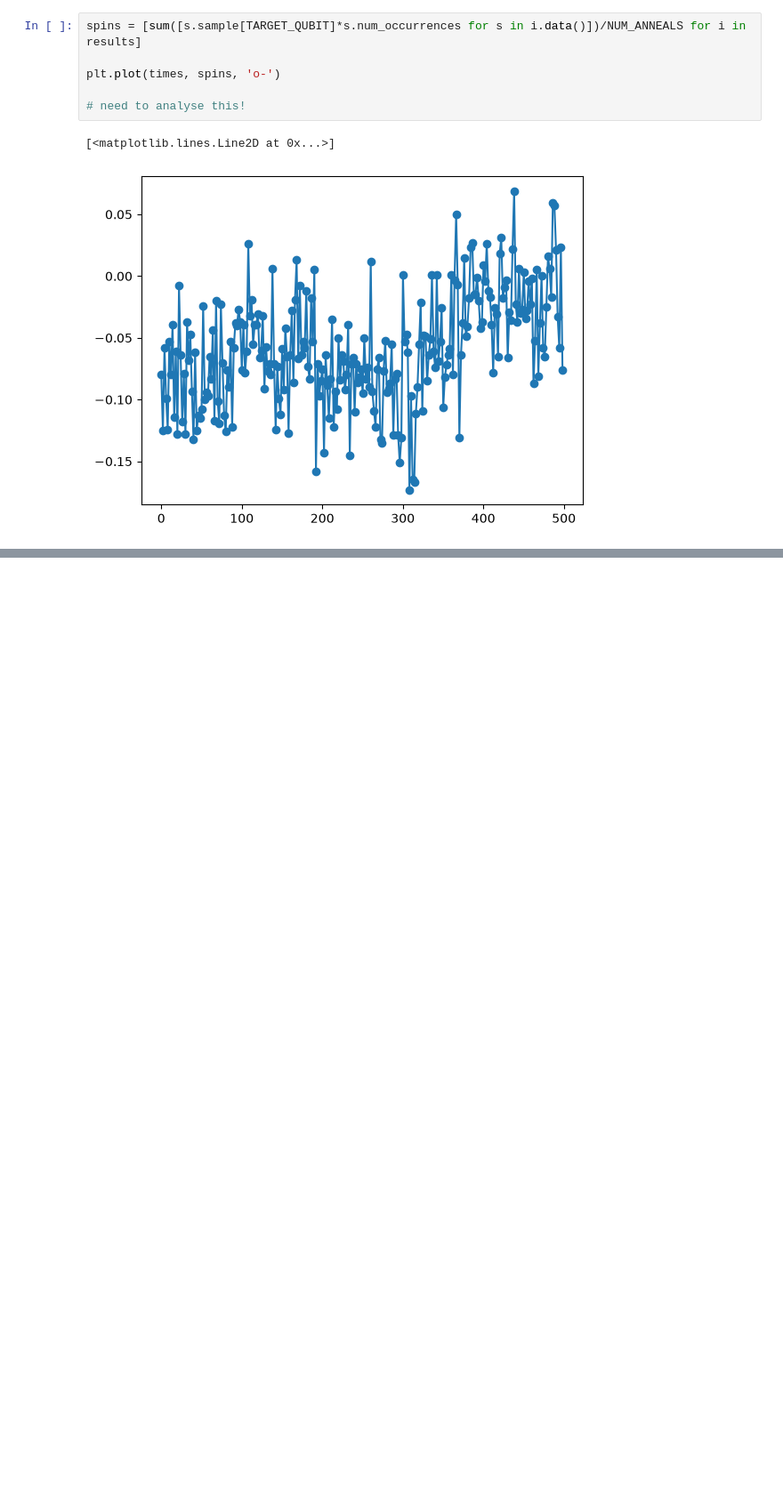
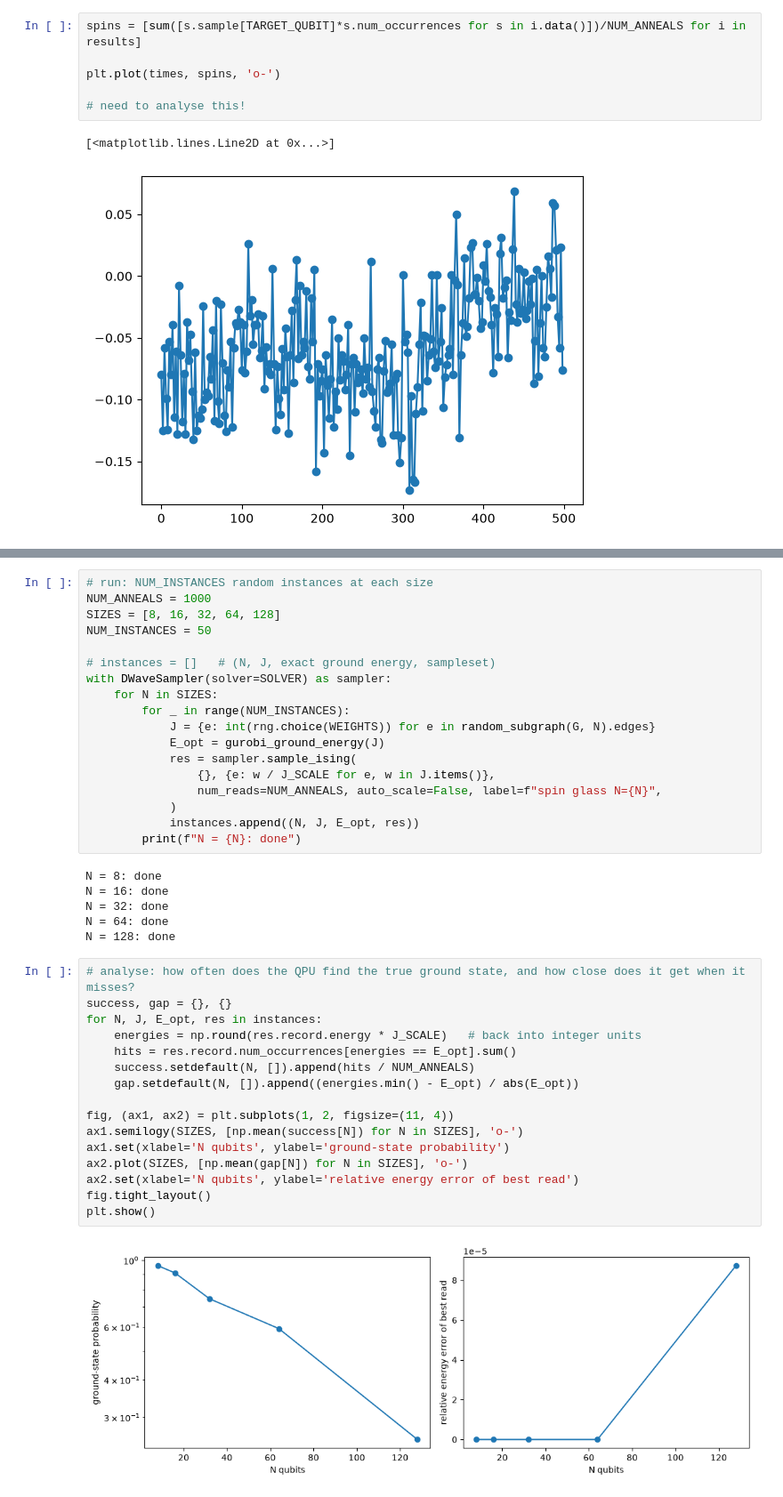
Before and after one commit to manavbabel/benchmarking-annealing, a Jupyter notebook: benchmarking_v3.ipynb, the cells around one changed output, grey strips where cells are left out. Shown at 89% size. Cells and saved outputs as stored; diff of their text form; blank space fills up the shorter version.

```diff
--- a/benchmarking_v3.ipynb
+++ b/benchmarking_v3.ipynb
@@ -290,0 +351,42 @@ plt.plot(times, spins, 'o-')
+# %%
+# run: NUM_INSTANCES random instances at each size
+NUM_ANNEALS = 1000
+SIZES = [8, 16, 32, 64, 128]
+NUM_INSTANCES = 50
+
+# instances = []   # (N, J, exact ground energy, sampleset)
+with DWaveSampler(solver=SOLVER) as sampler:
+    for N in SIZES:
+        for _ in range(NUM_INSTANCES):
+            J = {e: int(rng.choice(WEIGHTS)) for e in random_subgraph(G, N).edges}
+            E_opt = gurobi_ground_energy(J)
+            res = sampler.sample_ising(
+                {}, {e: w / J_SCALE for e, w in J.items()},
+                num_reads=NUM_ANNEALS, auto_scale=False, label=f"spin glass N={N}",
+            )
+            instances.append((N, J, E_opt, res))
+        print(f"N = {N}: done")
+# %% [output]
+N = 8: done
+N = 16: done
+N = 32: done
+N = 64: done
+N = 128: done
+# %%
+# analyse: how often does the QPU find the true ground state, and how close does it get when it misses?
+success, gap = {}, {}
+for N, J, E_opt, res in instances:
+    energies = np.round(res.record.energy * J_SCALE)   # back into integer units
+    hits = res.record.num_occurrences[energies == E_opt].sum()
+    success.setdefault(N, []).append(hits / NUM_ANNEALS)
+    gap.setdefault(N, []).append((energies.min() - E_opt) / abs(E_opt))
+
+fig, (ax1, ax2) = plt.subplots(1, 2, figsize=(11, 4))
+ax1.semilogy(SIZES, [np.mean(success[N]) for N in SIZES], 'o-')
+ax1.set(xlabel='N qubits', ylabel='ground-state probability')
+ax2.plot(SIZES, [np.mean(gap[N]) for N in SIZES], 'o-')
+ax2.set(xlabel='N qubits', ylabel='relative energy error of best read')
+fig.tight_layout()
+plt.show()
+# %% [output]
+[figure, added]
```
Also changed, not shown: parts of 10 cells of this notebook, 2 other files.
